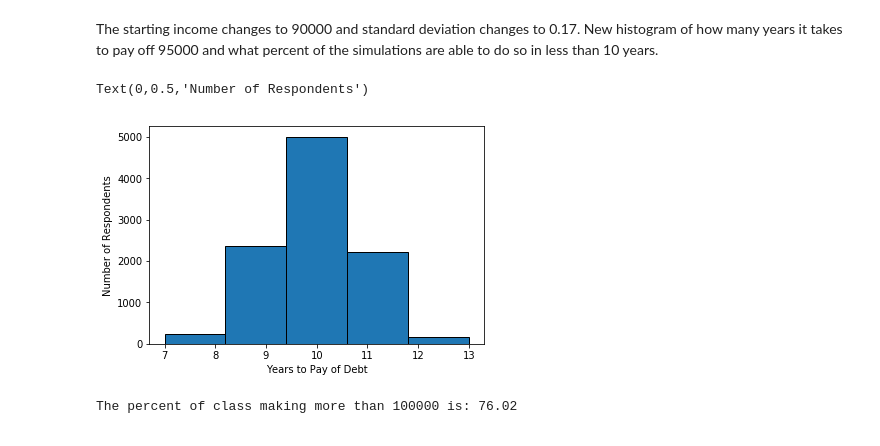
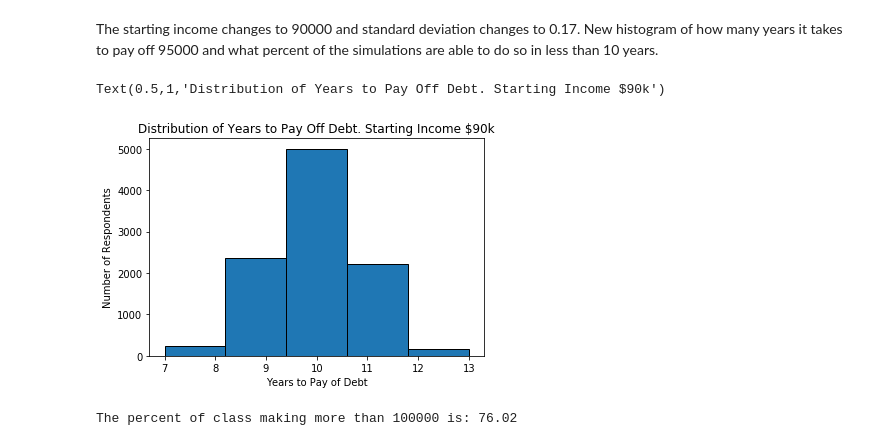
Before and after one commit to dhruvalb/persp-analysis_A18, a Jupyter notebook: Assignments/A3/DhruvalBhatt_Assignment3.ipynb, the cells around one changed output. Cells and saved outputs as stored; diff of their text form; code cells hidden in the pictures.

```diff
--- a/Assignments/A3/DhruvalBhatt_Assignment3.ipynb
+++ b/Assignments/A3/DhruvalBhatt_Assignment3.ipynb
@@ -206,11 +207,11 @@ for j in range(sim):
 # %%
 plt.hist(years, bins=5, ec = 'black')
 plt.xlabel("Years to Pay of Debt")
 plt.ylabel("Number of Respondents")
-plt.title('Distribution of Years to Pay Off Debt. Starting Income: $90k')
+plt.title('Distribution of Years to Pay Off Debt. Starting Income $90k')
 # %% [output]
-Text(0,0.5,'Number of Respondents')
+Text(0.5,1,'Distribution of Years to Pay Off Debt. Starting Income $90k')
-[figure, old version]
+[figure, new version]
 # %%
 #Find the number of simulations where the loan in paid off in 10 years.
 count_years = 0
```
Also changed, not shown: parts of 1 cell of this notebook.
